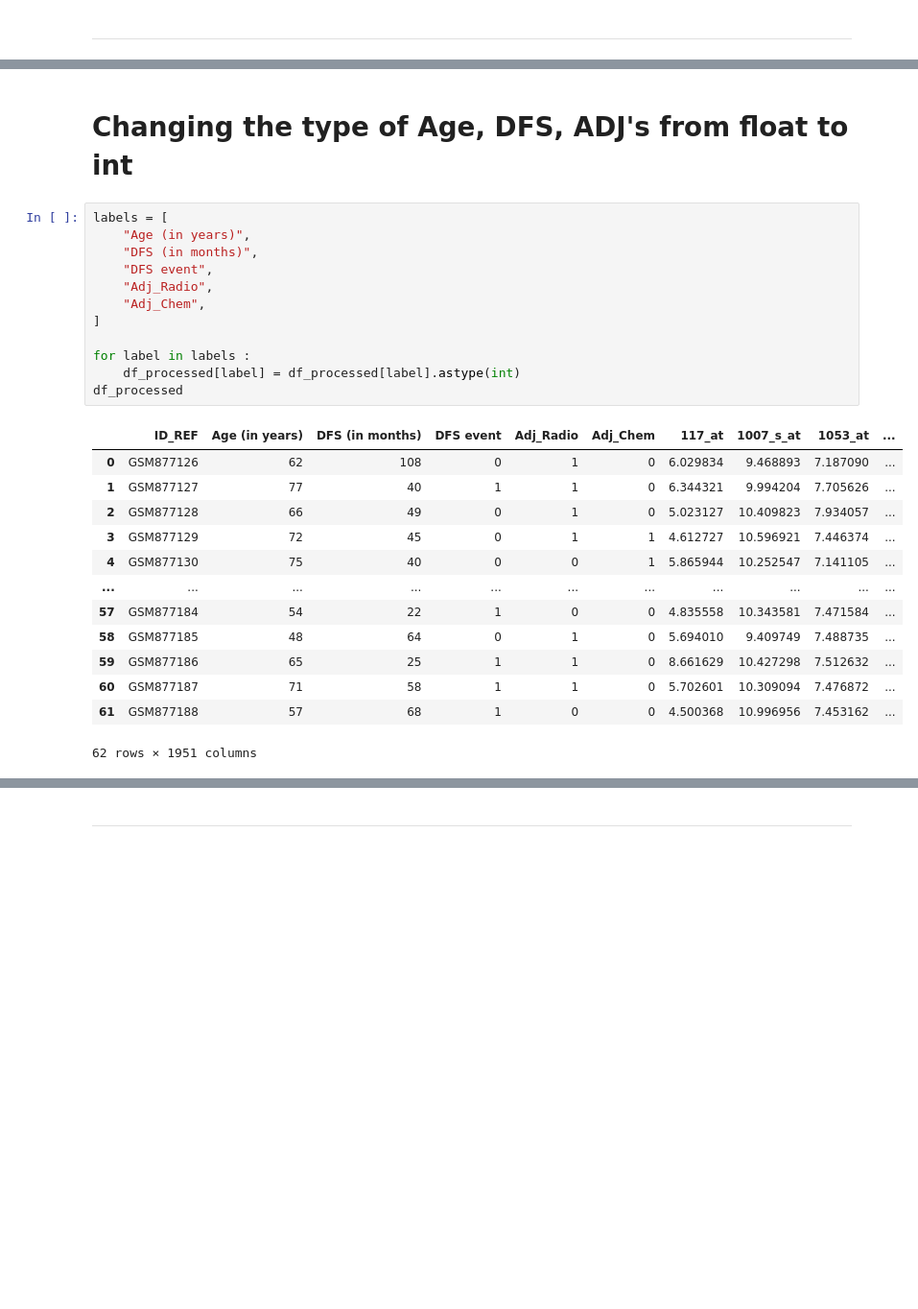
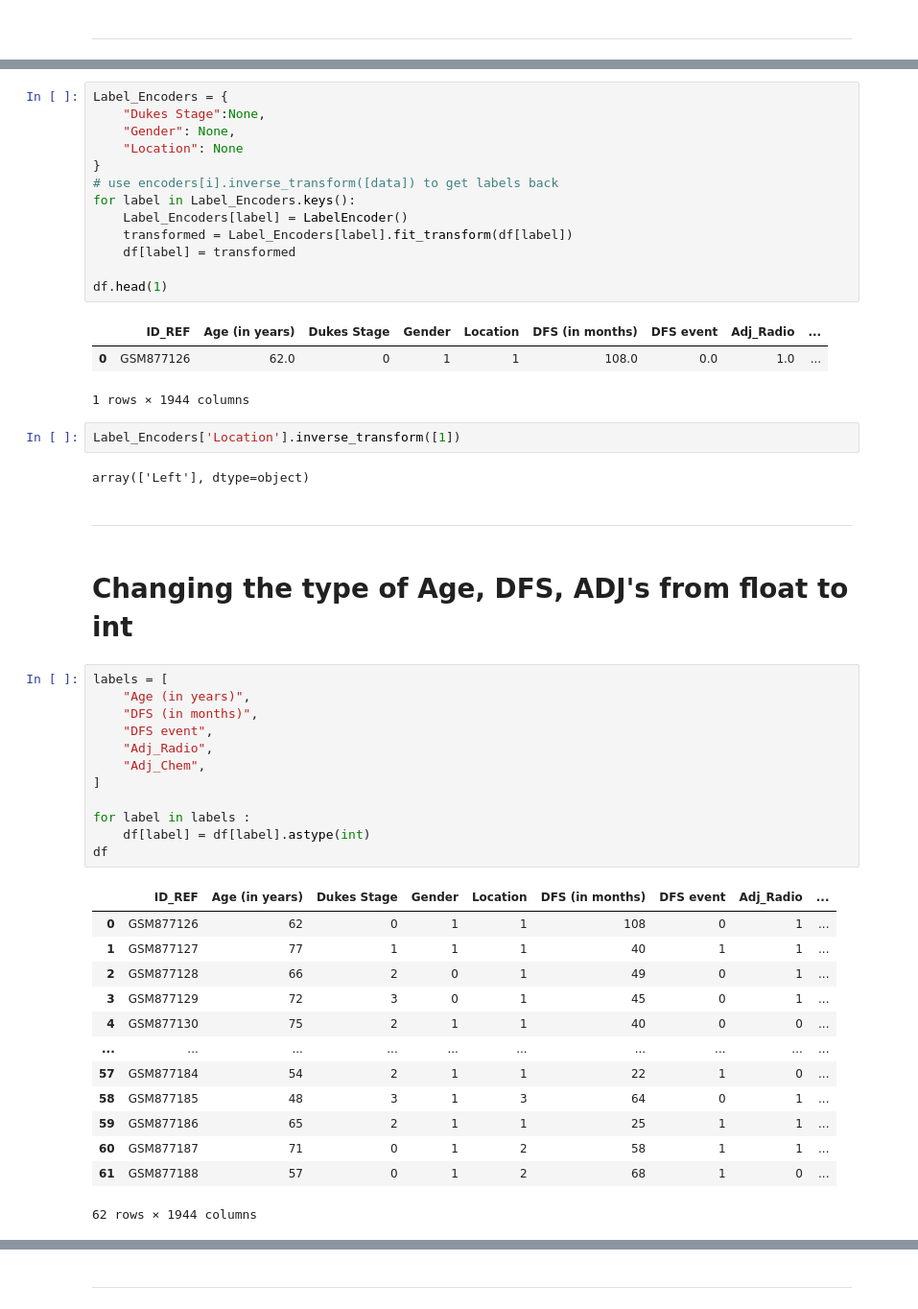
Before and after one commit to Sarath191181208/HybridFeatureSubsetSelectionUsingBGA, a Jupyter notebook: main.ipynb, the cells around one changed output, grey strips where cells are left out. Shown at 96% size. Cells and saved outputs as stored; diff of their text form; blank space fills up the shorter version.

```diff
--- a/main.ipynb
+++ b/main.ipynb
@@ -51,28 +32,51 @@ df_processed
+# %%
+Label_Encoders = {
+    "Dukes Stage":None,
+    "Gender": None,
+    "Location": None
+}
+# use encoders[i].inverse_transform([data]) to get labels back
+for label in Label_Encoders.keys():
+    Label_Encoders[label] = LabelEncoder()
+    transformed = Label_Encoders[label].fit_transform(df[label])
+    df[label] = transformed
+
+df.head(1)
+# %% [output]
+|  | ID_REF | Age (in years) | Dukes Stage | Gender | Location | DFS (in months) | DFS event | Adj_Radio | ... |
+| 0 | GSM877126 | 62.0 | 0 | 1 | 1 | 108.0 | 0.0 | 1.0 | ... |
+1 rows × 1944 columns
+# %%
+Label_Encoders['Location'].inverse_transform([1])
+# %% [output]
+array(['Left'], dtype=object)
+# %% [markdown]
+<hr style="opacity: 0.5">
 # %% [markdown]
 # Changing the type of Age, DFS, ADJ's from float to int
 # %%
 labels = [
     "Age (in years)",
     "DFS (in months)",
     "DFS event",
     "Adj_Radio",
     "Adj_Chem",
 ]
 
 for label in labels :
-    df_processed[label] = df_processed[label].astype(int)
-df_processed
+    df[label] = df[label].astype(int)
+df
 # %% [output]
-|  | ID_REF | Age (in years) | DFS (in months) | DFS event | Adj_Radio | Adj_Chem | 117_at | 1007_s_at | 1053_at | ... |
-| 0 | GSM877126 | 62 | 108 | 0 | 1 | 0 | 6.029834 | 9.468893 | 7.187090 | ... |
-| 1 | GSM877127 | 77 | 40 | 1 | 1 | 0 | 6.344321 | 9.994204 | 7.705626 | ... |
-| 2 | GSM877128 | 66 | 49 | 0 | 1 | 0 | 5.023127 | 10.409823 | 7.934057 | ... |
-| 3 | GSM877129 | 72 | 45 | 0 | 1 | 1 | 4.612727 | 10.596921 | 7.446374 | ... |
-| 4 | GSM877130 | 75 | 40 | 0 | 0 | 1 | 5.865944 | 10.252547 | 7.141105 | ... |
-| ... | ... | ... | ... | ... | ... | ... | ... | ... | ... | ... |
-| 57 | GSM877184 | 54 | 22 | 1 | 0 | 0 | 4.835558 | 10.343581 | 7.471584 | ... |
-| 58 | GSM877185 | 48 | 64 | 0 | 1 | 0 | 5.694010 | 9.409749 | 7.488735 | ... |
-| 59 | GSM877186 | 65 | 25 | 1 | 1 | 0 | 8.661629 | 10.427298 | 7.512632 | ... |
-| 60 | GSM877187 | 71 | 58 | 1 | 1 | 0 | 5.702601 | 10.309094 | 7.476872 | ... |
-| 61 | GSM877188 | 57 | 68 | 1 | 0 | 0 | 4.500368 | 10.996956 | 7.453162 | ... |
+|  | ID_REF | Age (in years) | Dukes Stage | Gender | Location | DFS (in months) | DFS event | Adj_Radio | ... |
+| 0 | GSM877126 | 62 | 0 | 1 | 1 | 108 | 0 | 1 | ... |
+| 1 | GSM877127 | 77 | 1 | 1 | 1 | 40 | 1 | 1 | ... |
+| 2 | GSM877128 | 66 | 2 | 0 | 1 | 49 | 0 | 1 | ... |
+| 3 | GSM877129 | 72 | 3 | 0 | 1 | 45 | 0 | 1 | ... |
+| 4 | GSM877130 | 75 | 2 | 1 | 1 | 40 | 0 | 0 | ... |
+| ... | ... | ... | ... | ... | ... | ... | ... | ... | ... |
+| 57 | GSM877184 | 54 | 2 | 1 | 1 | 22 | 1 | 0 | ... |
+| 58 | GSM877185 | 48 | 3 | 1 | 3 | 64 | 0 | 1 | ... |
+| 59 | GSM877186 | 65 | 2 | 1 | 1 | 25 | 1 | 1 | ... |
+| 60 | GSM877187 | 71 | 0 | 1 | 2 | 58 | 1 | 1 | ... |
+| 61 | GSM877188 | 57 | 0 | 1 | 2 | 68 | 1 | 0 | ... |
-62 rows × 1951 columns
+62 rows × 1944 columns
```
Also changed, not shown: parts of 41 cells of this notebook, 9 other files.
